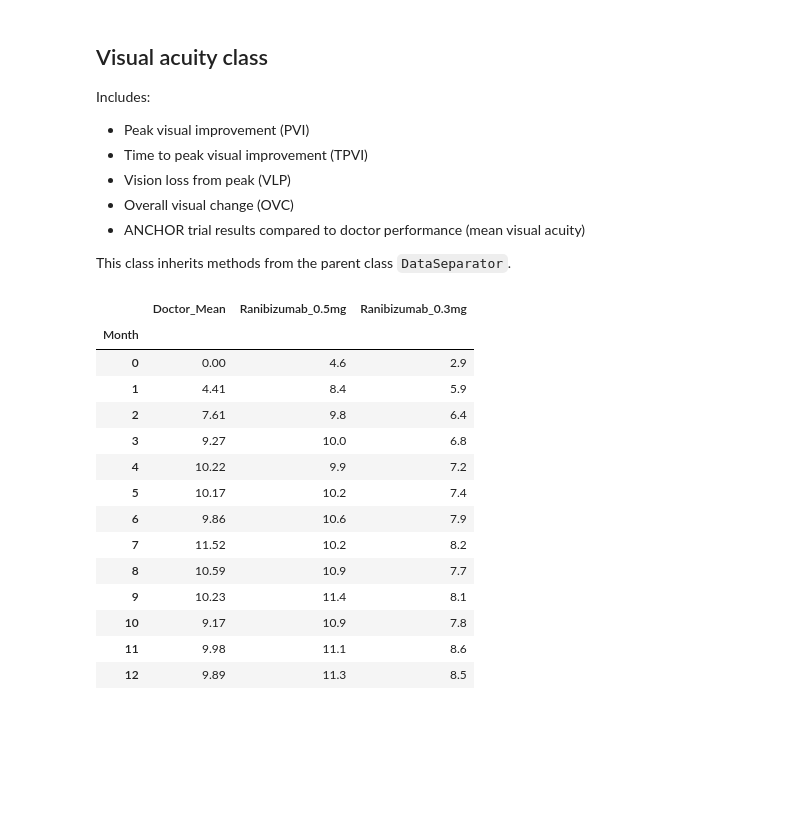
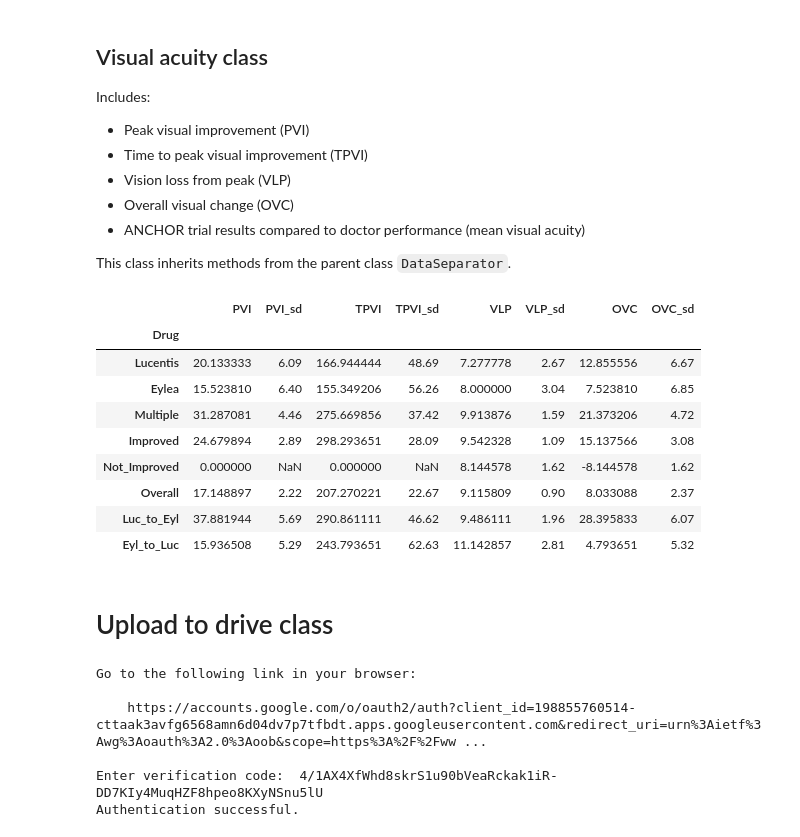
Before and after one commit to charlieoneill23/charliemacuject, a Jupyter notebook: pharma_reports/doctor_audit.ipynb, the cells around one changed output. Drawn from its saved outputs; the diff is of its cells as text; code cells hidden in the pictures; blank space fills up the shorter version.

Commit message:
pydrive class written

```diff
--- a/pharma_reports/doctor_audit.ipynb
+++ b/pharma_reports/doctor_audit.ipynb
@@ -583,20 +583,17 @@ class Vision(DataSeparator):
         return df
 # %%
 to_analyse = Vision("all")
-to_analyse.anchor()
+visual_metrics = to_analyse.results_table()
-# %% [output]
-|  | Doctor_Mean | Ranibizumab_0.5mg | Ranibizumab_0.3mg |
-| Month |  |  |  |
-| 0 | 0.00 | 4.6 | 2.9 |
-| 1 | 4.41 | 8.4 | 5.9 |
-| 2 | 7.61 | 9.8 | 6.4 |
-| 3 | 9.27 | 10.0 | 6.8 |
-| 4 | 10.22 | 9.9 | 7.2 |
-| 5 | 10.17 | 10.2 | 7.4 |
-| 6 | 9.86 | 10.6 | 7.9 |
-| 7 | 11.52 | 10.2 | 8.2 |
-| 8 | 10.59 | 10.9 | 7.7 |
-| 9 | 10.23 | 11.4 | 8.1 |
-| 10 | 9.17 | 10.9 | 7.8 |
-| 11 | 9.98 | 11.1 | 8.6 |
-| 12 | 9.89 | 11.3 | 8.5 |
+# %%
+visual_metrics
+# %% [output]
+|  | PVI | PVI_sd | TPVI | TPVI_sd | VLP | VLP_sd | OVC | OVC_sd |
+| Drug |  |  |  |  |  |  |  |  |
+| Lucentis | 20.133333 | 6.09 | 166.944444 | 48.69 | 7.277778 | 2.67 | 12.855556 | 6.67 |
+| Eylea | 15.523810 | 6.40 | 155.349206 | 56.26 | 8.000000 | 3.04 | 7.523810 | 6.85 |
+| Multiple | 31.287081 | 4.46 | 275.669856 | 37.42 | 9.913876 | 1.59 | 21.373206 | 4.72 |
+| Improved | 24.679894 | 2.89 | 298.293651 | 28.09 | 9.542328 | 1.09 | 15.137566 | 3.08 |
+| Not_Improved | 0.000000 | NaN | 0.000000 | NaN | 8.144578 | 1.62 | -8.144578 | 1.62 |
+| Overall | 17.148897 | 2.22 | 207.270221 | 22.67 | 9.115809 | 0.90 | 8.033088 | 2.37 |
+| Luc_to_Eyl | 37.881944 | 5.69 | 290.861111 | 46.62 | 9.486111 | 1.96 | 28.395833 | 6.07 |
+| Eyl_to_Luc | 15.936508 | 5.29 | 243.793651 | 62.63 | 11.142857 | 2.81 | 4.793651 | 5.32 |
@@ -602,0 +602,15 @@ to_analyse.anchor()
+# %% [markdown]
+# Upload to drive class
+# %%
+from pydrive.auth import GoogleAuth
+from pydrive.drive import GoogleDrive
+gauth = GoogleAuth()
+gauth.CommandLineAuth()
+drive = GoogleDrive(gauth)
+# %% [output]
+Go to the following link in your browser:
+
+    https://accounts.google.com/o/oauth2/auth?client_id=198855760514-cttaak3avfg6568amn6d04dv7p7tfbdt.apps.googleusercontent.com&redirect_uri=urn%3Aietf%3Awg%3Aoauth%3A2.0%3Aoob&scope=https%3A%2F%2Fww ...
+
+Enter verification code:  4/1AX4XfWhd8skrS1u90bVeaRckak1iR-DD7KIy4MuqHZF8hpeo8KXyNSnu5lU
+Authentication successful.
```
Also changed, not shown: parts of 4 cells of this notebook, 5 other files.
